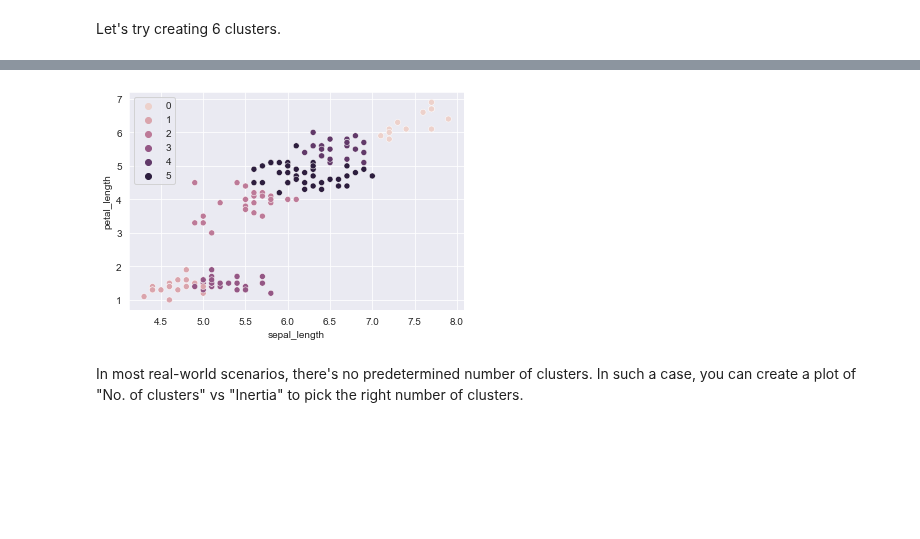
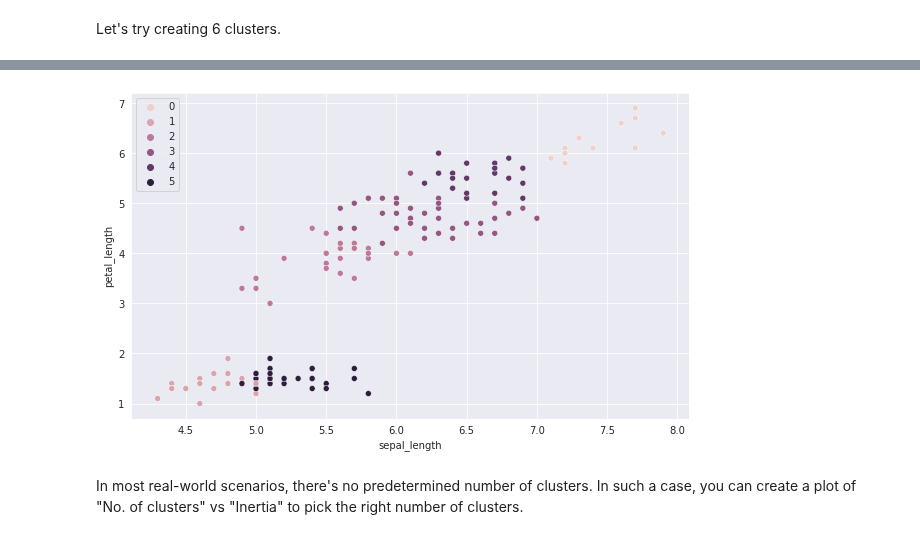
Before and after one commit to aleksmn/jovian, a Jupyter notebook: machine-learning/sklearn-unsupervised-learning/sklearn-unsupervised-learning.ipynb, the cells around one changed output, grey strips where cells are left out. Drawn from its saved outputs; the diff is of its cells as text; code cells hidden in the pictures; blank space fills up the shorter version.

```diff
--- a/machine-learning/sklearn-unsupervised-learning/sklearn-unsupervised-learning.ipynb
+++ b/machine-learning/sklearn-unsupervised-learning/sklearn-unsupervised-learning.ipynb
@@ -195,7 +205,8 @@ array([3, 1, 1, 1, 3, 3, 1, 3, 1, 1, 3, 1, 1, 1, 3, 3, 3, 3, 3, 3, 3, 3,
 # %%
+plt.figure(figsize=(10, 6))
 sns.scatterplot(data=X, x='sepal_length', y='petal_length', hue=preds);
 # %% [output]
-[figure, old version]
+[figure, new version]
 # %% [markdown]
 In most real-world scenarios, there's no predetermined number of clusters. In such a case, you can create a plot of "No. of clusters" vs "Inertia" to pick the right number of clusters.
 # %%
```
Also changed, not shown: parts of 38 cells of this notebook.
